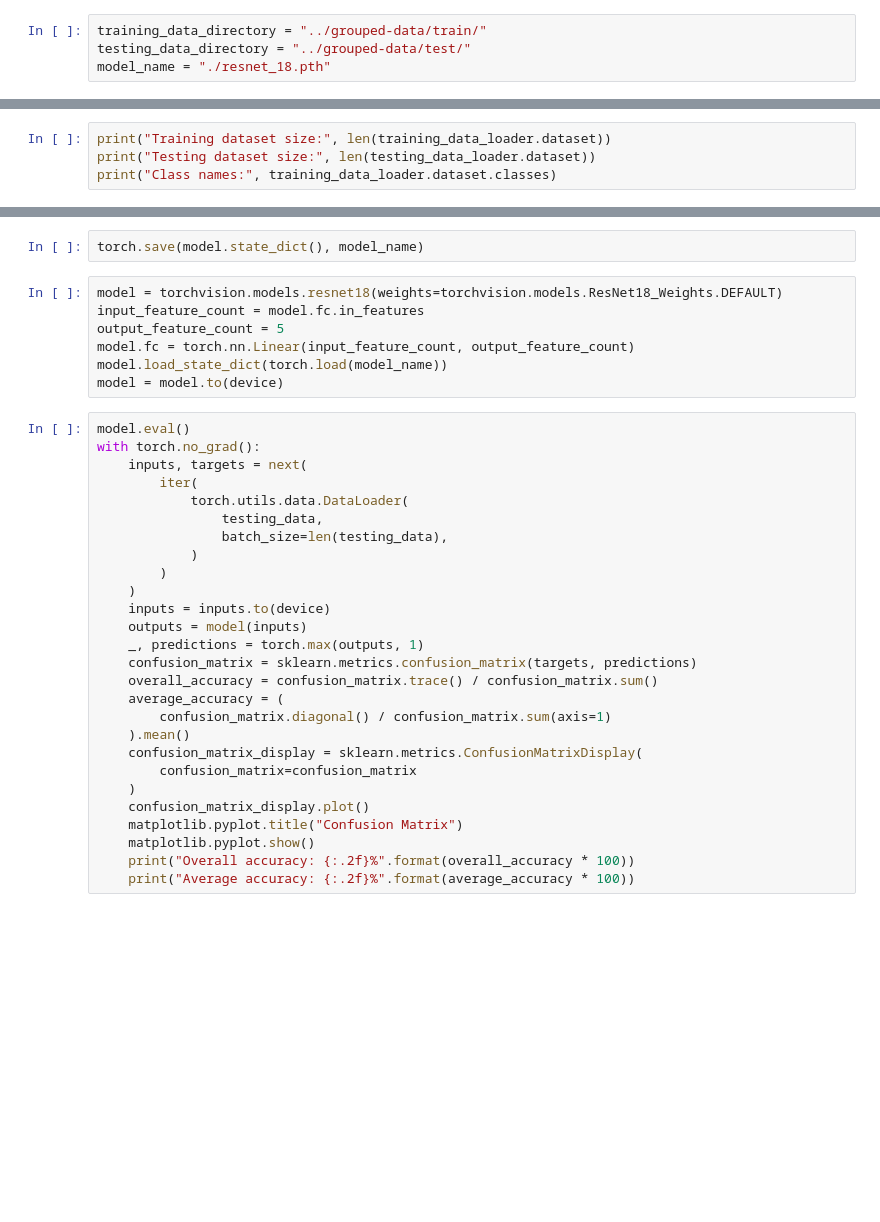
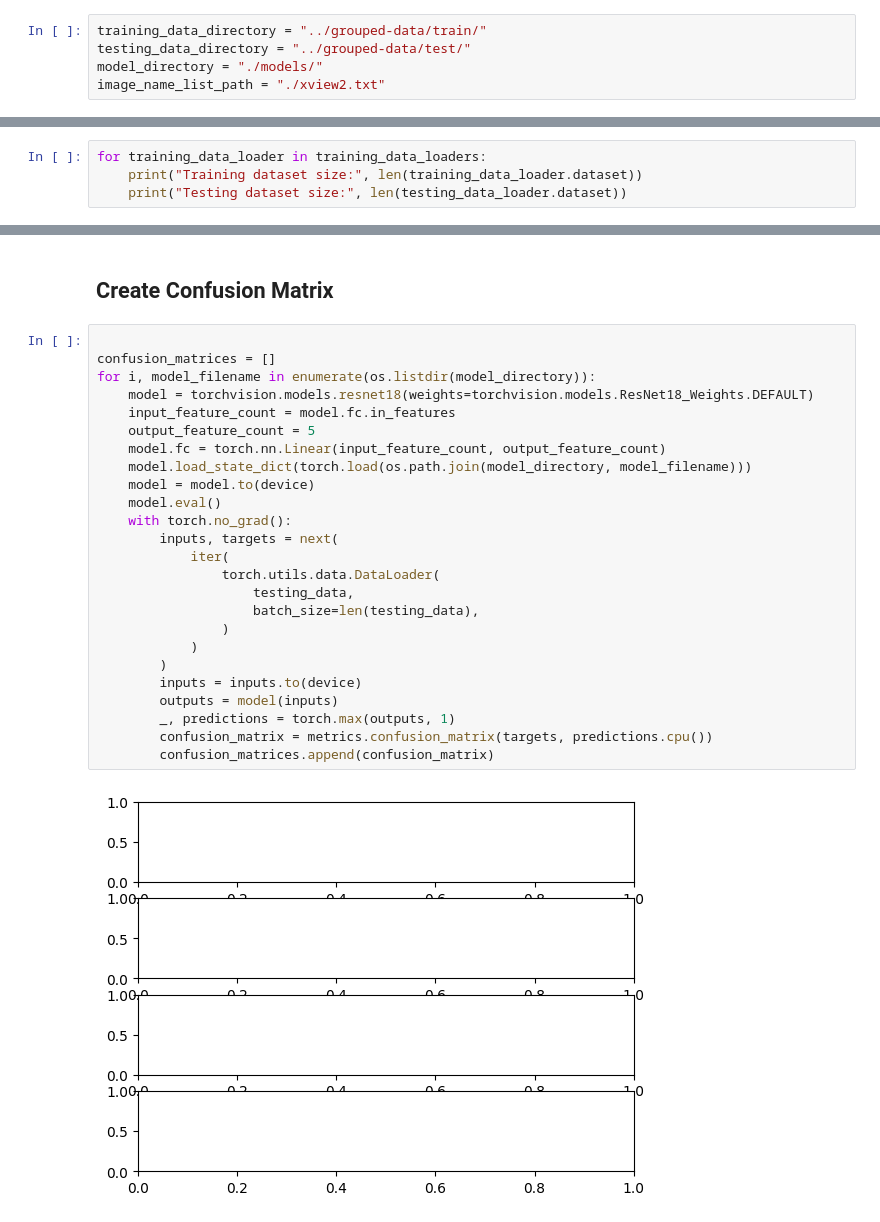
Before and after one commit to bryanboateng/hot-topics-cv-seminar-label-scarcity-in-analysis-of-earth-observation-imagery, a Jupyter notebook: baseline.ipynb, the cells around one changed output, grey strips where cells are left out. Saved outputs shown, nothing was run; the diff lists cells and outputs as text; blank space fills up the shorter version.

```diff
--- a/baseline.ipynb
+++ b/baseline.ipynb
@@ -10,4 +18,5 @@ print(device)
 # %%
 training_data_directory = "../grouped-data/train/"
 testing_data_directory = "../grouped-data/test/"
-model_name = "./resnet_18.pth"
+model_directory = "./models/"
+image_name_list_path = "./xview2.txt"
@@ -51,4 +83,4 @@ testing_data_loader = torch.utils.data.DataLoader(
 # %%
-print("Training dataset size:", len(training_data_loader.dataset))
-print("Testing dataset size:", len(testing_data_loader.dataset))
-print("Class names:", training_data_loader.dataset.classes)
+for training_data_loader in training_data_loaders:
+    print("Training dataset size:", len(training_data_loader.dataset))
+    print("Testing dataset size:", len(testing_data_loader.dataset))
@@ -151,36 +206,29 @@ for epoch in range(epoch_count):
-# %%
-torch.save(model.state_dict(), model_name)
+# %% [markdown]
+## Create Confusion Matrix
 # %%
-model = torchvision.models.resnet18(weights=torchvision.models.ResNet18_Weights.DEFAULT)
-input_feature_count = model.fc.in_features
-output_feature_count = 5
-model.fc = torch.nn.Linear(input_feature_count, output_feature_count)
-model.load_state_dict(torch.load(model_name))
-model = model.to(device)
+
+confusion_matrices = []
+for i, model_filename in enumerate(os.listdir(model_directory)):
+    model = torchvision.models.resnet18(weights=torchvision.models.ResNet18_Weights.DEFAULT)
+    input_feature_count = model.fc.in_features
+    output_feature_count = 5
+    model.fc = torch.nn.Linear(input_feature_count, output_feature_count)
+    model.load_state_dict(torch.load(os.path.join(model_directory, model_filename)))
+    model = model.to(device)
+    model.eval()
+    with torch.no_grad():
+        inputs, targets = next(
+            iter(
+                torch.utils.data.DataLoader(
+                    testing_data,
+                    batch_size=len(testing_data),
+                )
+            )
+        )
+        inputs = inputs.to(device)
+        outputs = model(inputs)
+        _, predictions = torch.max(outputs, 1)
+        confusion_matrix = metrics.confusion_matrix(targets, predictions.cpu())
+        confusion_matrices.append(confusion_matrix)
+# %% [output]
+[figure, added]
-# %%
-model.eval()
-with torch.no_grad():
-    inputs, targets = next(
-        iter(
-            torch.utils.data.DataLoader(
-                testing_data,
-                batch_size=len(testing_data),
-            )
-        )
-    )
-    inputs = inputs.to(device)
-    outputs = model(inputs)
-    _, predictions = torch.max(outputs, 1)
-    confusion_matrix = sklearn.metrics.confusion_matrix(targets, predictions)
-    overall_accuracy = confusion_matrix.trace() / confusion_matrix.sum()
-    average_accuracy = (
-        confusion_matrix.diagonal() / confusion_matrix.sum(axis=1)
-    ).mean()
-    confusion_matrix_display = sklearn.metrics.ConfusionMatrixDisplay(
-        confusion_matrix=confusion_matrix
-    )
-    confusion_matrix_display.plot()
-    matplotlib.pyplot.title("Confusion Matrix")
-    matplotlib.pyplot.show()
-    print("Overall accuracy: {:.2f}%".format(overall_accuracy * 100))
-    print("Average accuracy: {:.2f}%".format(average_accuracy * 100))
```
Also changed, not shown: parts of 14 cells of this notebook, 1 other file.
